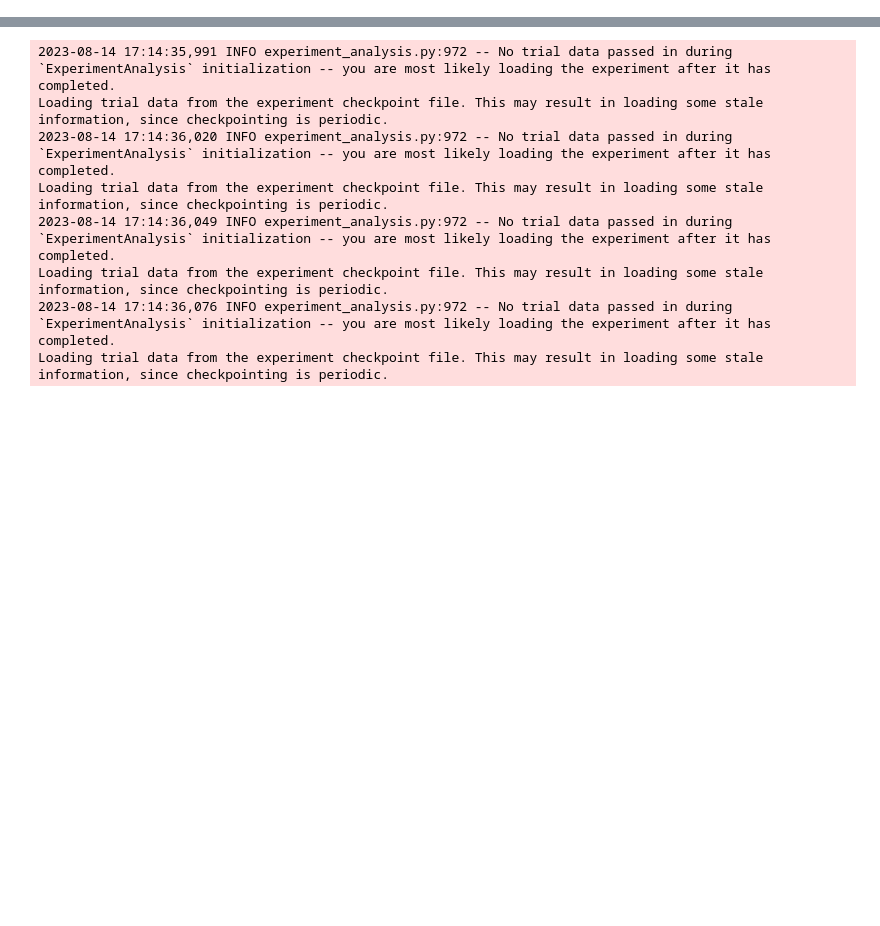
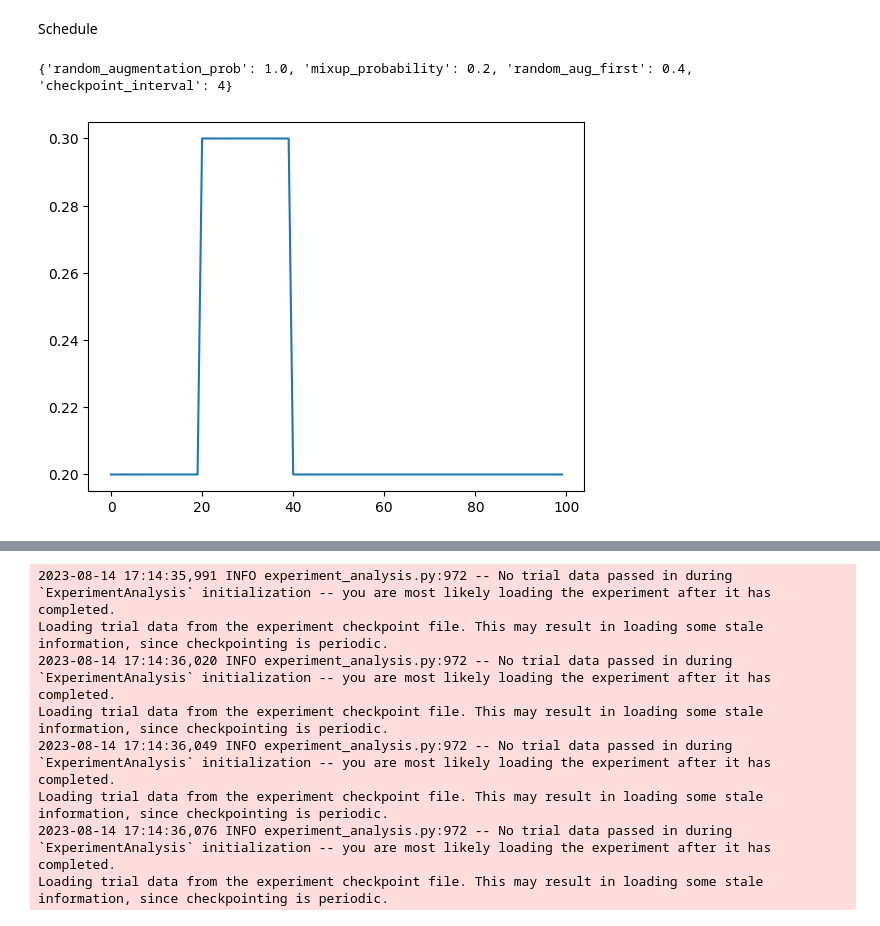
Before and after one commit to Janispe/PBTHAR, a Jupyter notebook: pbtanalysis.ipynb, the cells around one changed output, grey strips where cells are left out. Drawn from its saved outputs; the diff is of its cells as text; code cells hidden in the pictures; blank space fills up the shorter version.

Commit message:
Add perfect schedule analysis

```diff
--- a/pbtanalysis.ipynb
+++ b/pbtanalysis.ipynb
@@ -82 +67,28 @@ Loading trial data from the experiment checkpoint file. This may result in loadi
+# %% [markdown]
+Schedule
+# %%
+path = "/home/janis/PopulationBasedTraining/RayTuneResults/dg/pbt/run1/results/00/pbt_policy_3810a_00008.txt"
+epochs = 100
+parameter = "mixup_probability"
+
+config, policy = _load_policy(path)
+print(config)
+x = []
+y = []
+
+for i in range(epochs):
+    if (len(policy) > 0):
+        it, po = policy[0]
+        if i == it:
+            policy.pop(0)
+            config = po
+
+    x.append(i)
+    y.append(config[parameter])
+
+plt.plot(x, y)
+plt.show()
+# %% [output]
+{'random_augmentation_prob': 1.0, 'mixup_probability': 0.2, 'random_aug_first': 0.4, 'checkpoint_interval': 4}
+[figure, added]
 # %%
```
Also changed, not shown: parts of 3 cells of this notebook, 2 other files.
